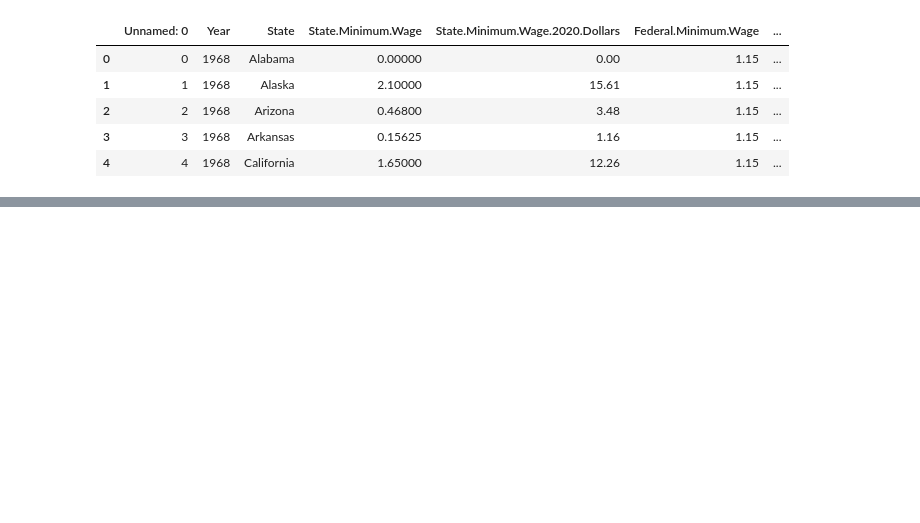
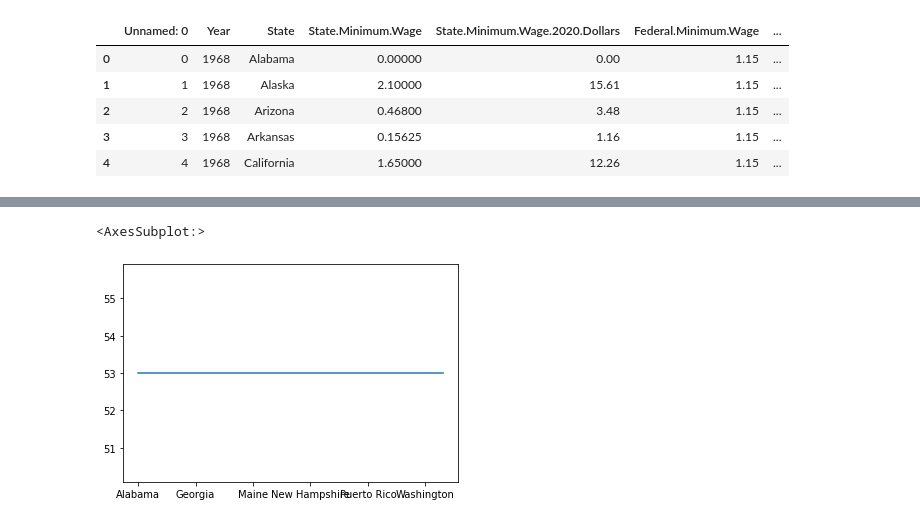
Before and after one commit to Row-Bell/Python_Basic, a Jupyter notebook: Data_Analysis_Intro/Part_3.ipynb, the cells around one changed output, grey strips where cells are left out. Saved outputs shown, nothing was run; the diff lists cells and outputs as text; code cells hidden in the pictures; blank space fills up the shorter version.

Commit message:
Analyzing Data

```diff
--- a/Data_Analysis_Intro/Part_3.ipynb
+++ b/Data_Analysis_Intro/Part_3.ipynb
@@ -27,0 +33,11 @@ act_min_wage = pd.DataFrame()
+# %%
+#iterate over the group to get all the values of the group
+act_min_wage = pd.DataFrame()
+
+for name, group in df.groupby("State"):
+    if act_min_wage.empty:
+        act_min_wage = group.set_index("Year")[["State.Minimum.Wage.2020.Dollars"]].rename(columns={"State.Minimum.Wage.2020.Dollars":name})
+    else:
+        act_min_wage = act_min_wage.join(group.set_index("Year")[["State.Minimum.Wage.2020.Dollars"]].rename(columns={"State.Minimum.Wage.2020.Dollars":name}))
+
+act_min_wage.tail()
@@ -27,0 +67,5 @@ act_min_wage = pd.DataFrame()
+# %%
+act_min_wage.describe().max().plot()
+# %% [output]
+<AxesSubplot:>
+[figure, added]
```
Also changed, not shown: parts of 6 cells of this notebook.
